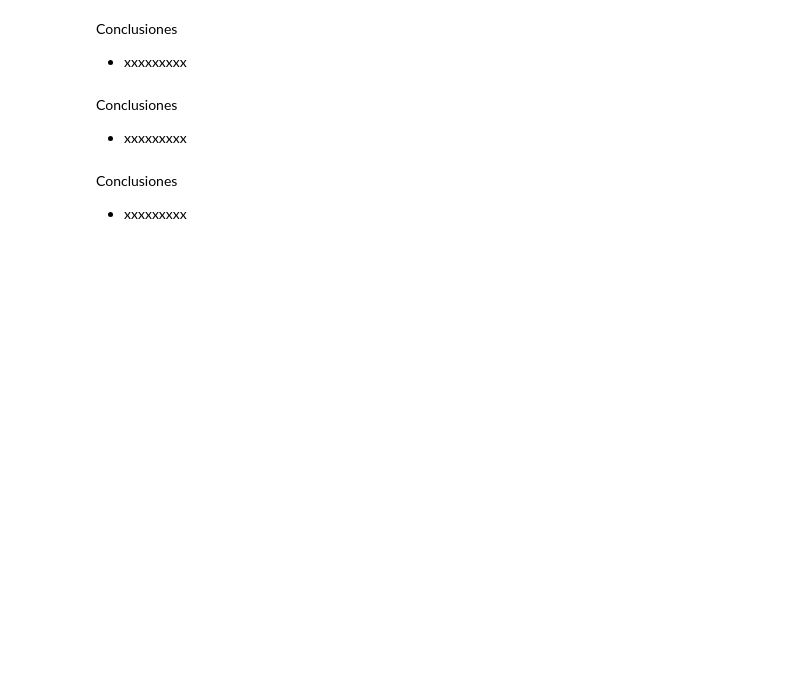
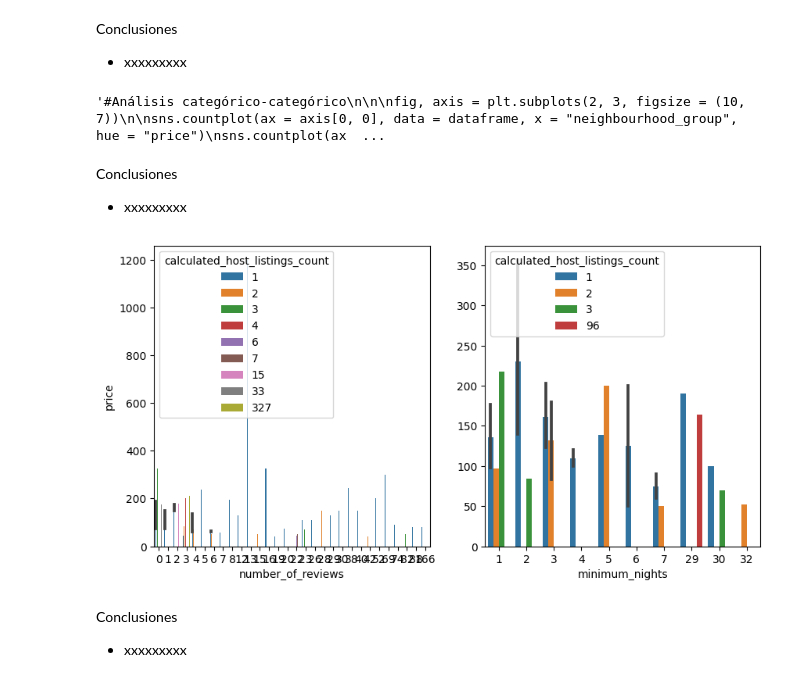
Before and after one commit to jaimed411/013-PROYECTO1-machine-learning-airbnb, a Jupyter notebook: src/explore.ipynb, the cells around one changed output. Cells and saved outputs as stored; diff of their text form; code cells hidden in the pictures; blank space fills up the shorter version.

```diff
--- a/src/explore.ipynb
+++ b/src/explore.ipynb
@@ -201,7 +202,7 @@ Conclusiones
 
 - xxxxxxxxx
 # %%
-#Análisis categórico-categórico
+'''#Análisis categórico-categórico
 
 
 fig, axis = plt.subplots(2, 3, figsize = (10, 7))
@@ -213,7 +214,9 @@ sns.countplot(ax = axis[0, 2], data = dataframe, x = "room_type", hue = "price")
 plt.tight_layout()
 fig.delaxes(axis[1, 2])
 
-plt.show()
+plt.show()'''
+# %% [output]
+'#Análisis categórico-categórico\n\n\nfig, axis = plt.subplots(2, 3, figsize = (10, 7))\n\nsns.countplot(ax = axis[0, 0], data = dataframe, x = "neighbourhood_group", hue = "price")\nsns.countplot(ax  ...
 # %% [markdown]
 Conclusiones
 
@@ -221,15 +224,21 @@ Conclusiones
 # %%
 #Combinaciones de la clase con varias predictoras
 
 
-fig, axis = plt.subplots(figsize = (10, 5), ncols = 2)
+fig, axis = plt.subplots(figsize=(10, 5), ncols=2)
 
-sns.barplot(ax = axis[0], data=dataframe.iloc[:, :10], x = "number_of_reviews", y = "price", hue = "calculated_host_listings_count")
-sns.barplot(ax = axis[1], data = dataframe, x = "minimum_nights", y = "price", hue = "calculated_host_listings_count").set(ylabel = None)
+# Gráfico de barras para "number_of_reviews" y "price"
+sampled_data_1 = dataframe.sample(50)
+sns.barplot(ax=axis[0], data=sampled_data_1.iloc[:, :10], x="number_of_reviews", y="price", hue="calculated_host_listings_count")
 
-#plt.tight_layout()
+# Gráfico de barras para "minimum_nights" y "price"
+sampled_data_2 = dataframe.sample(50)
+sns.barplot(ax=axis[1], data=sampled_data_2, x="minimum_nights", y="price", hue="calculated_host_listings_count")
+axis[1].set_ylabel(None)
 
 plt.show()
+# %% [output]
+[figure, added]
 # %% [markdown]
 Conclusiones
 
```
Also changed, not shown: parts of 10 cells of this notebook, 1 other file.
